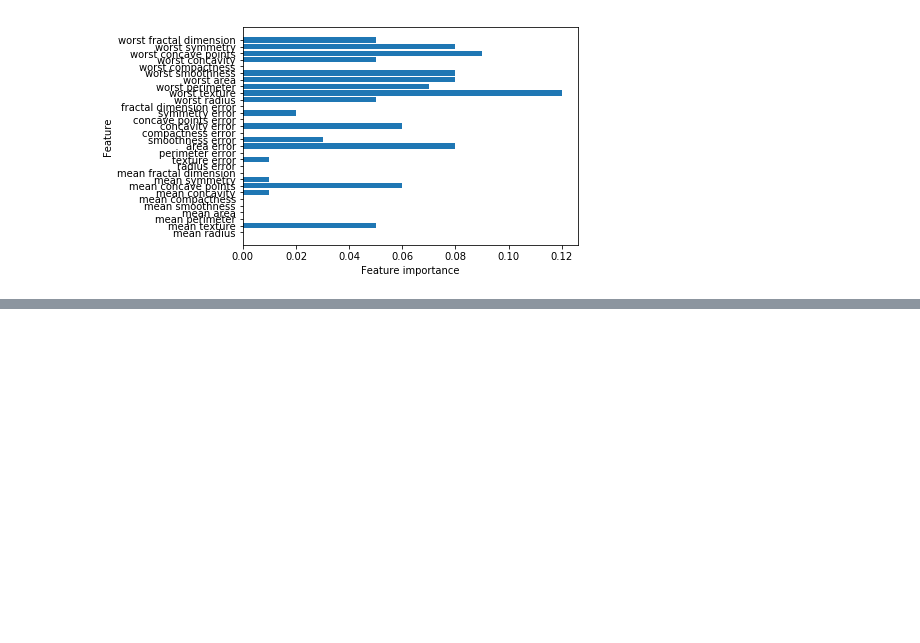
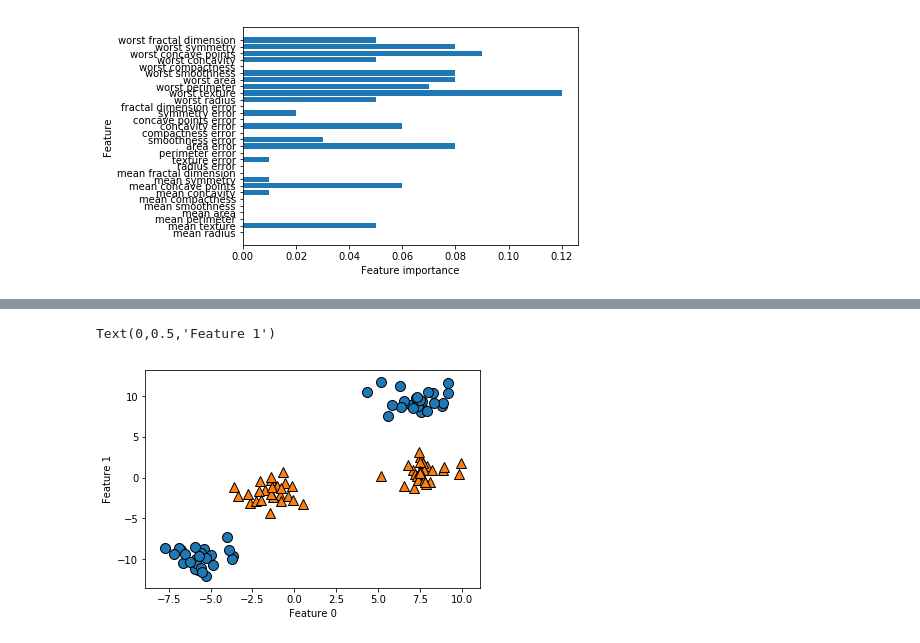
Before and after one commit to AnnYN/classify, a Jupyter notebook: supervised-learning-2.ipynb, the cells around one changed output, grey strips where cells are left out. Cells and saved outputs as stored; diff of their text form; code cells hidden in the pictures; blank space fills up the shorter version.

```diff
--- a/supervised-learning-2.ipynb
+++ b/supervised-learning-2.ipynb
@@ -198,0 +214,10 @@ plot_feature_importances_cancer(gbrt)
+# %%
+from mglearn.make_blobs  import make_blobs
+X, y = make_blobs(centers=4, random_state=8)
+y=y%2
+mglearn.discrete_scatter(X[:, 0], X[:, 1], y)
+plt.xlabel("Feature 0")
+plt.ylabel("Feature 1")
+# %% [output]
+Text(0,0.5,'Feature 1')
+[figure, added]
```
Also changed, not shown: parts of 47 cells of this notebook.
